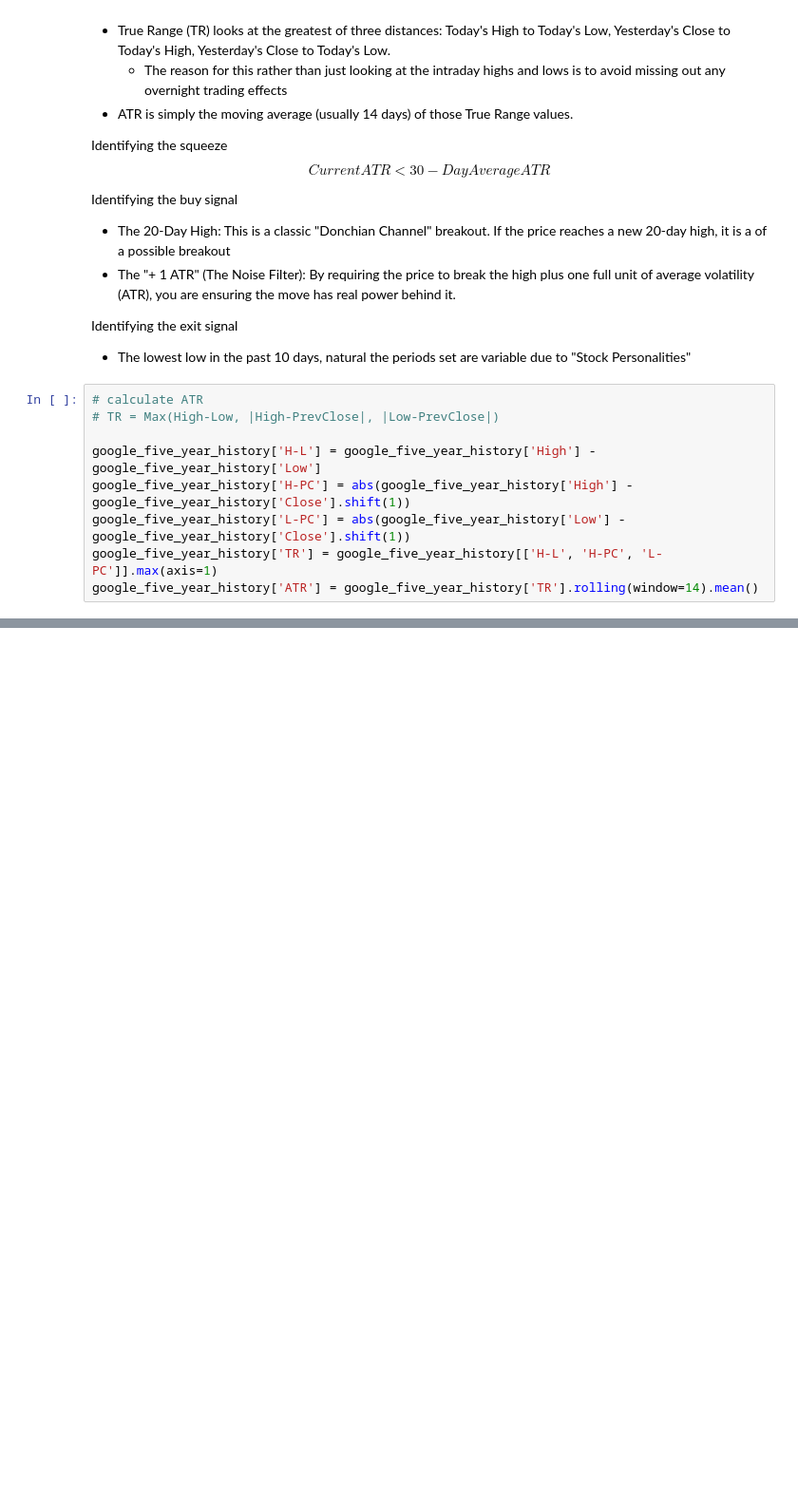
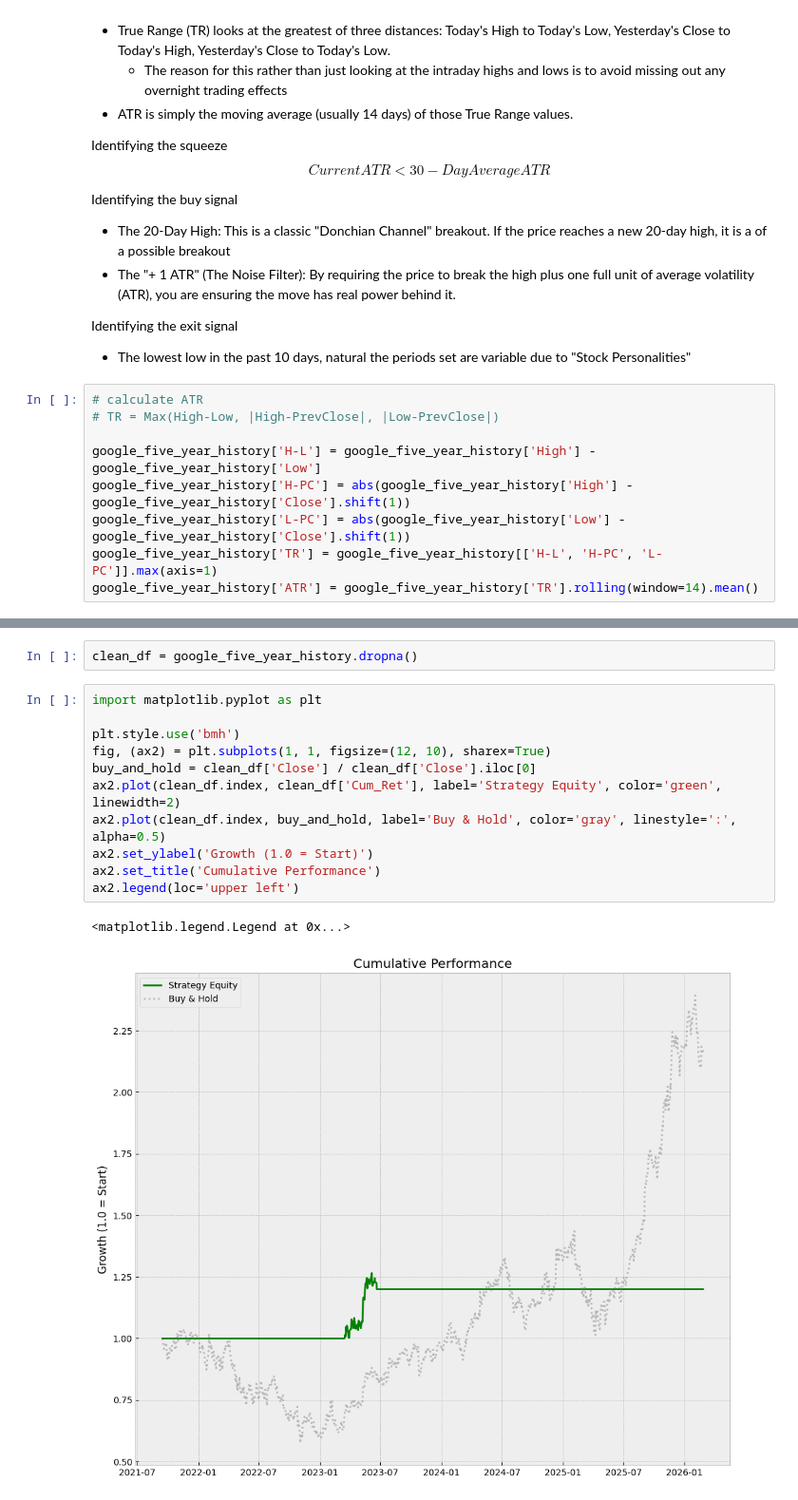
Before and after one commit to pearchew/learning_project, a Jupyter notebook: momentum_signal.ipynb, the cells around one changed output, grey strips where cells are left out. Shown at 95% size. Cells and saved outputs as stored; diff of their text form; blank space fills up the shorter version.

```diff
--- a/momentum_signal.ipynb
+++ b/momentum_signal.ipynb
@@ -105,0 +141,16 @@ google_five_year_history
+# %%
+clean_df = google_five_year_history.dropna()
+# %%
+import matplotlib.pyplot as plt
+
+plt.style.use('bmh')
+fig, (ax2) = plt.subplots(1, 1, figsize=(12, 10), sharex=True)
+buy_and_hold = clean_df['Close'] / clean_df['Close'].iloc[0]
+ax2.plot(clean_df.index, clean_df['Cum_Ret'], label='Strategy Equity', color='green', linewidth=2)
+ax2.plot(clean_df.index, buy_and_hold, label='Buy & Hold', color='gray', linestyle=':', alpha=0.5)
+ax2.set_ylabel('Growth (1.0 = Start)')
+ax2.set_title('Cumulative Performance')
+ax2.legend(loc='upper left')
+# %% [output]
+<matplotlib.legend.Legend at 0x...>
+[figure, added]
```
Also changed, not shown: parts of 7 cells of this notebook.
